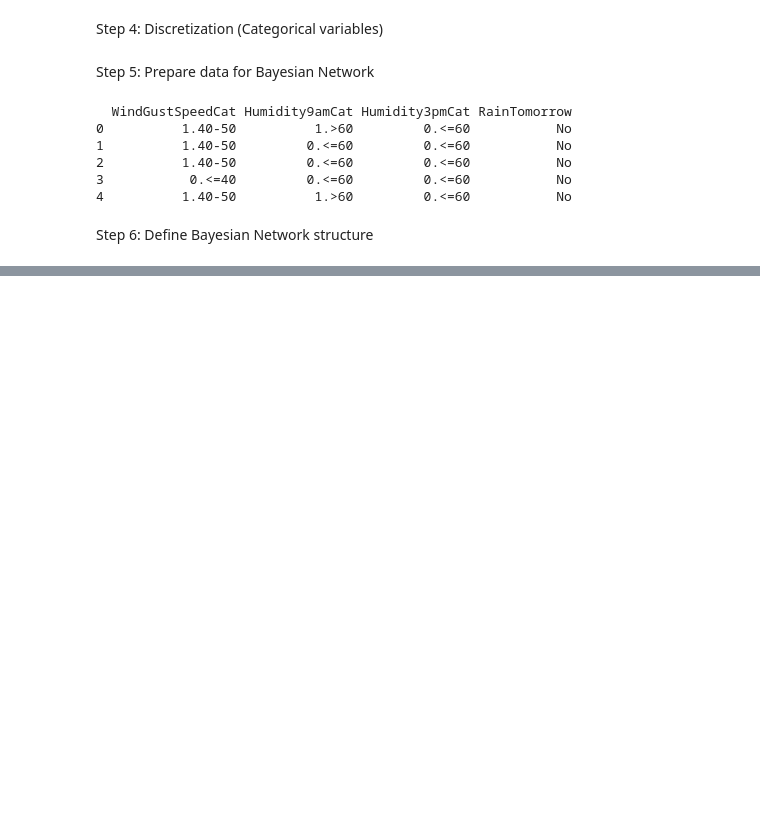
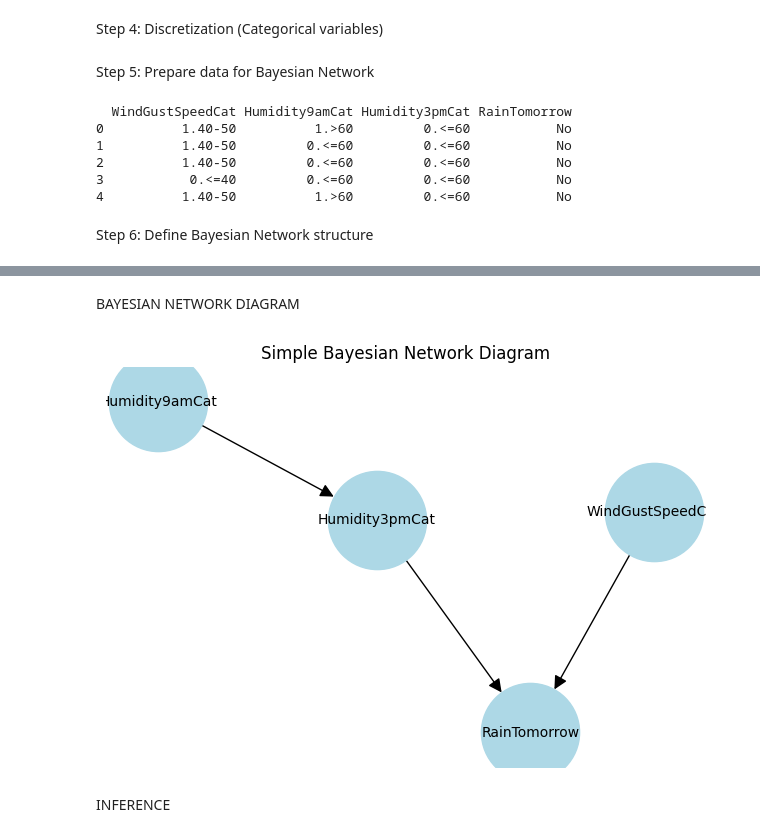
Before and after one commit to Santhose-DOC/Ex1-AAI, a Jupyter notebook: experiment_1.ipynb, the cells around one changed output, grey strips where cells are left out. Saved outputs shown, nothing was run; the diff lists cells and outputs as text; code cells hidden in the pictures; blank space fills up the shorter version.

```diff
--- a/experiment_1.ipynb
+++ b/experiment_1.ipynb
@@ -95,0 +128,28 @@ AttributeError: module 'networkx' has no attribute 'edge_dfs'
+# %% [markdown]
+BAYESIAN NETWORK DIAGRAM
+# %%
+# Create a simple directed graph
+G = nx.DiGraph()
+
+# Add edges (Bayesian Network structure)
+G.add_edge("Humidity9amCat", "Humidity3pmCat")
+G.add_edge("Humidity3pmCat", "RainTomorrow")
+G.add_edge("WindGustSpeedCat", "RainTomorrow")
+
+# Draw the graph
+plt.figure(figsize=(6, 4))
+nx.draw(
+    G,
+    with_labels=True,
+    node_size=5000,
+    node_color="lightblue",
+    font_size=10,
+    arrowsize=20
+)
+
+plt.title("Simple Bayesian Network Diagram")
+plt.show()
+# %% [output]
+[figure, added]
+# %% [markdown]
+INFERENCE
```
Also changed, not shown: parts of 8 cells of this notebook.
